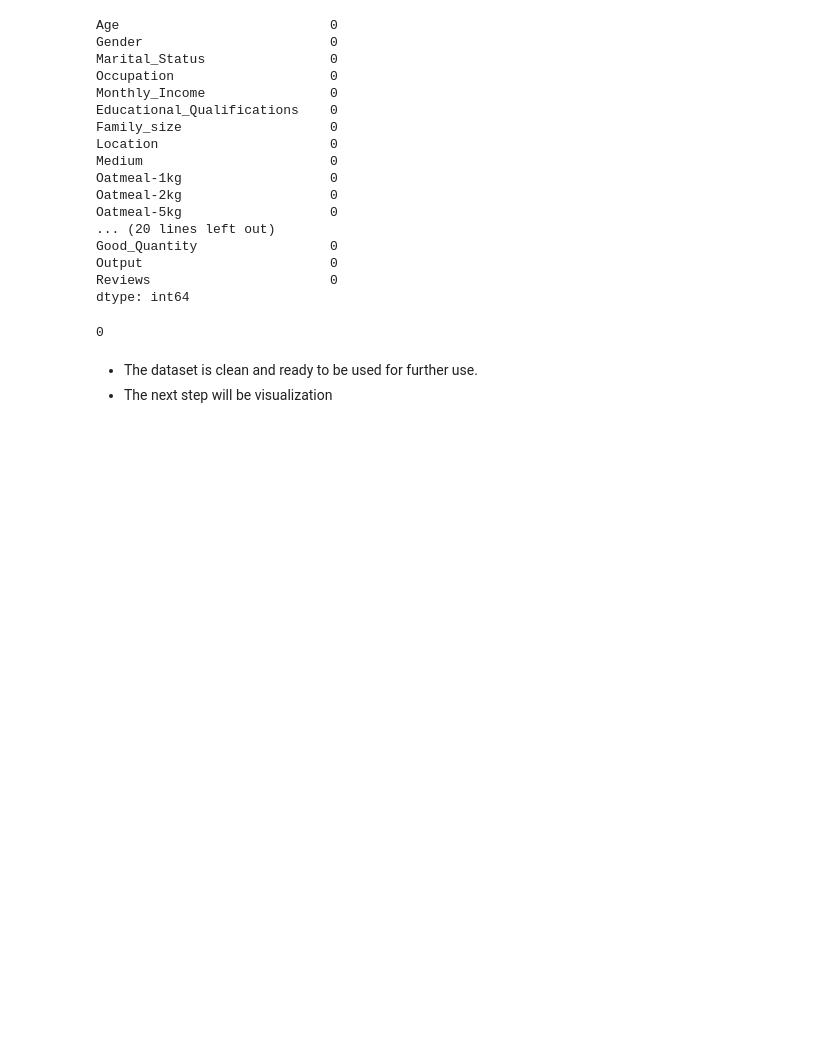
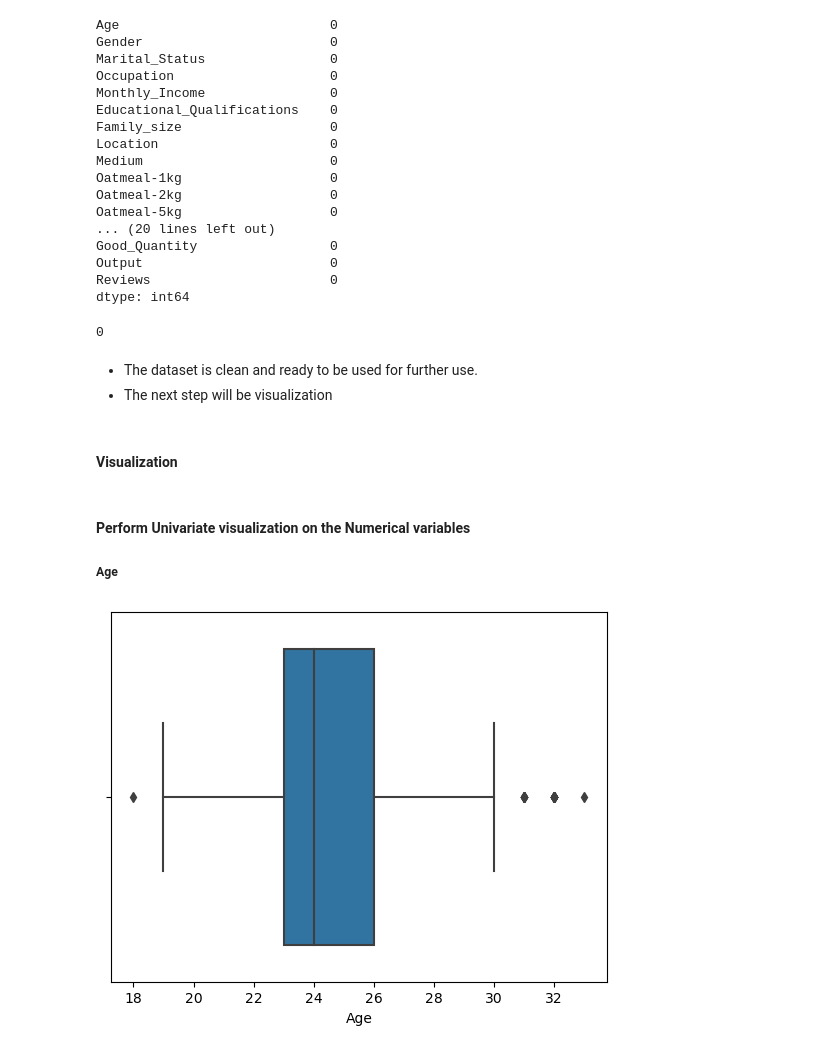
Before and after one commit to UbaChinelo/Customer-churn-prediction-for-Tshally-Foods, a Jupyter notebook: Customer_Churn_Prediction_Tshally_Foods.ipynb, the cells around one changed output. Saved outputs shown, nothing was run; the diff lists cells and outputs as text; code cells hidden in the pictures; blank space fills up the shorter version.

```diff
--- a/Customer_Churn_Prediction_Tshally_Foods.ipynb
+++ b/Customer_Churn_Prediction_Tshally_Foods.ipynb
@@ -238,3 +238,15 @@ Customer_Churn.duplicated().sum()
 # %% [markdown]
 - The dataset is clean and ready to be used for further use.
 - The next step will be visualization
+# %% [markdown]
+#### Visualization
+# %% [markdown]
+#### Perform Univariate visualization on the Numerical variables
+##### Age
+# %%
+# Visualizing the 'Age' column
+sns.boxplot(data=Customer_Churn, x='Age')
+# Show the plot
+plt.show()
+# %% [output]
+[figure, added]
```
Also changed, not shown: parts of 15 cells of this notebook.
